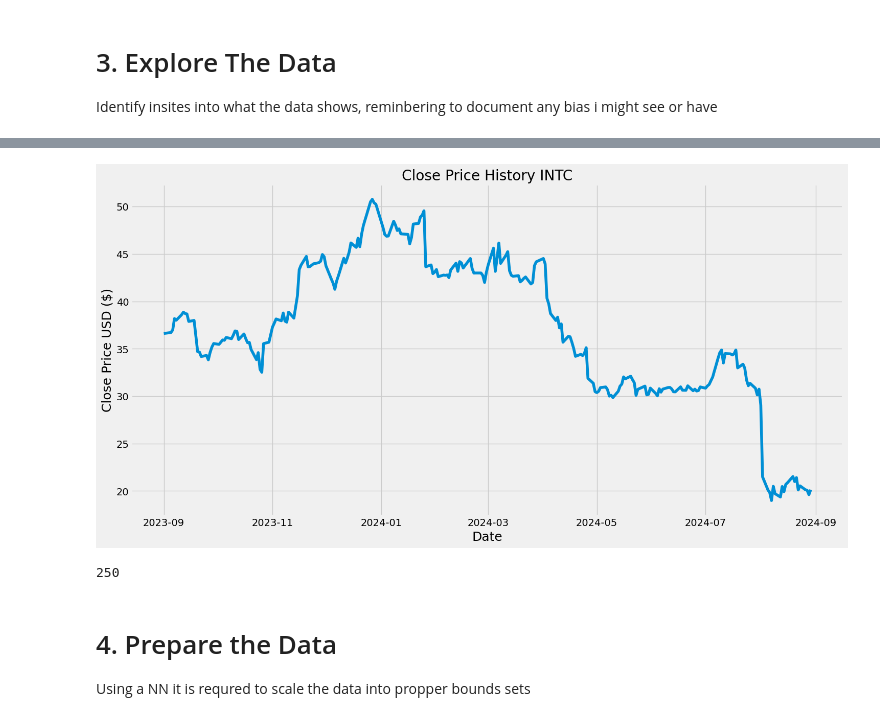
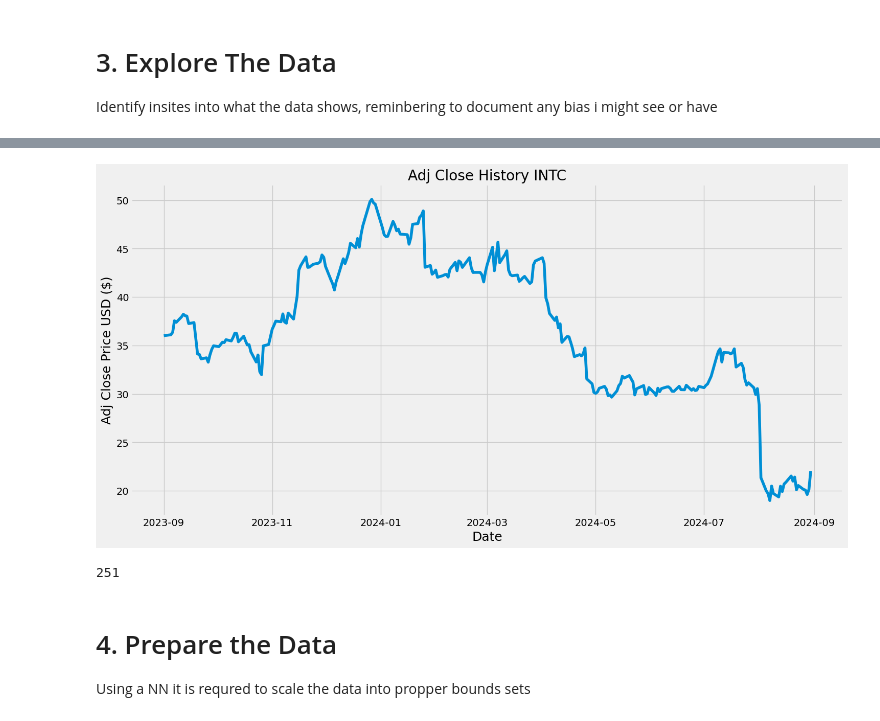
Before and after one commit to ethandzt21/PRSTC, a Jupyter notebook: myPRSTC.ipynb, the cells around one changed output, grey strips where cells are left out. Drawn from its saved outputs; the diff is of its cells as text; code cells hidden in the pictures.

```diff
--- a/myPRSTC.ipynb
+++ b/myPRSTC.ipynb
@@ -31,6 +31,7 @@ print("{} -> {}".format(sample_start_date, sample_stop_date))
 # STOCK = 'AAPL'
 # STOCK = 'TSLA'
 STOCK = 'INTC'
+PARAM = 'Adj Close'
 
 n_days_to_trend=30
 
@@ -94,16 +95,16 @@ df.shape
 # %%
 #Visualize the closing price history
 plt.figure(figsize=(16,8))
-plt.title('Close Price History {}'.format(STOCK))
-plt.plot(df['Close'])
+plt.title(PARAM + ' History {}'.format(STOCK))
+plt.plot(df[PARAM])
 plt.xlabel('Date',fontsize=18)
-plt.ylabel('Close Price USD ($)',fontsize=18)
+plt.ylabel(PARAM + ' Price USD ($)',fontsize=18)
 plt.show()
 # %% [output]
-[figure, old version]
+[figure, new version]
 # %%
 #Create a new dataframe with only the 'Close' column
-data = df.filter(['Close'])
+data = df.filter([PARAM])
 # print(data)
 #Converting the dataframe to a numpy array
 dataset = data.values
@@ -111,7 +112,7 @@ print(len(dataset))
 #Get /Compute the number of rows to train the model on
 training_data_len = math.ceil(len(dataset) * 0.8)
 # %% [output]
-250
+251
 # %% [markdown]
 # 4. Prepare the Data
 Using a NN it is requred to scale the data into propper bounds sets
```
Also changed, not shown: parts of 12 cells of this notebook, 2 other files.
